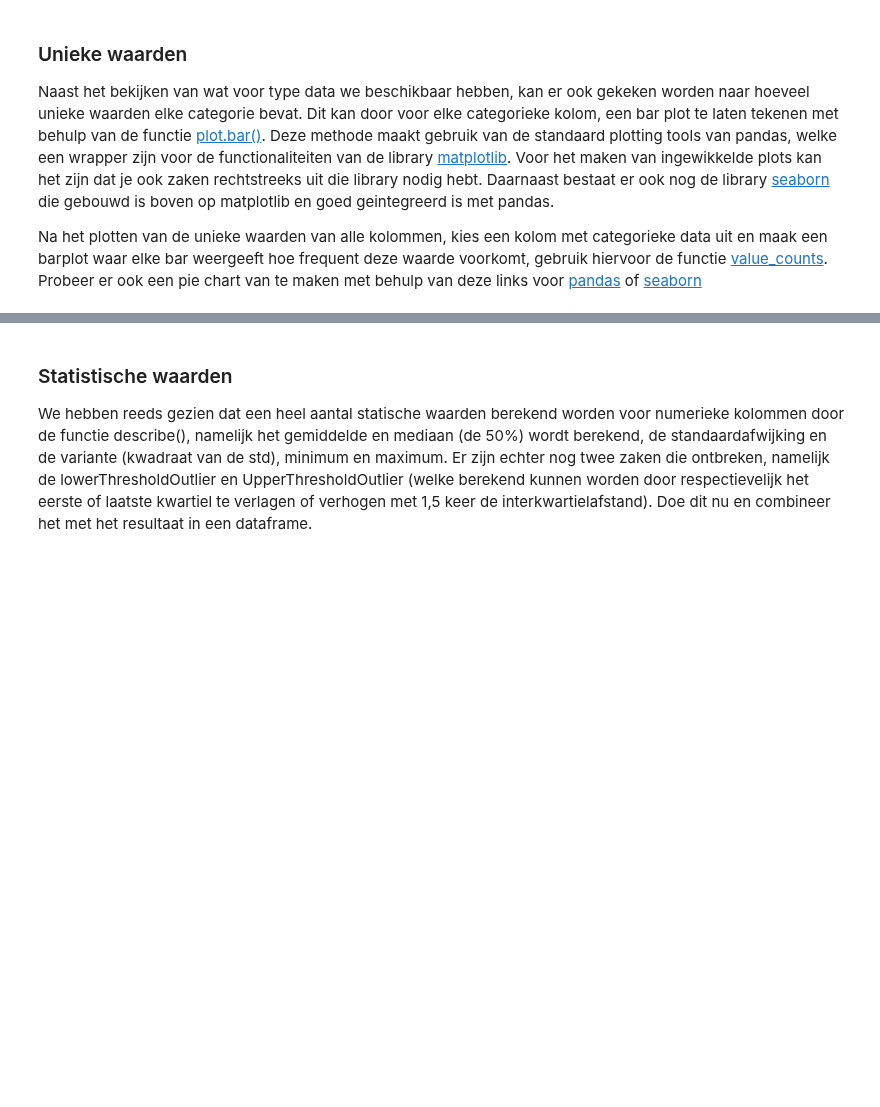
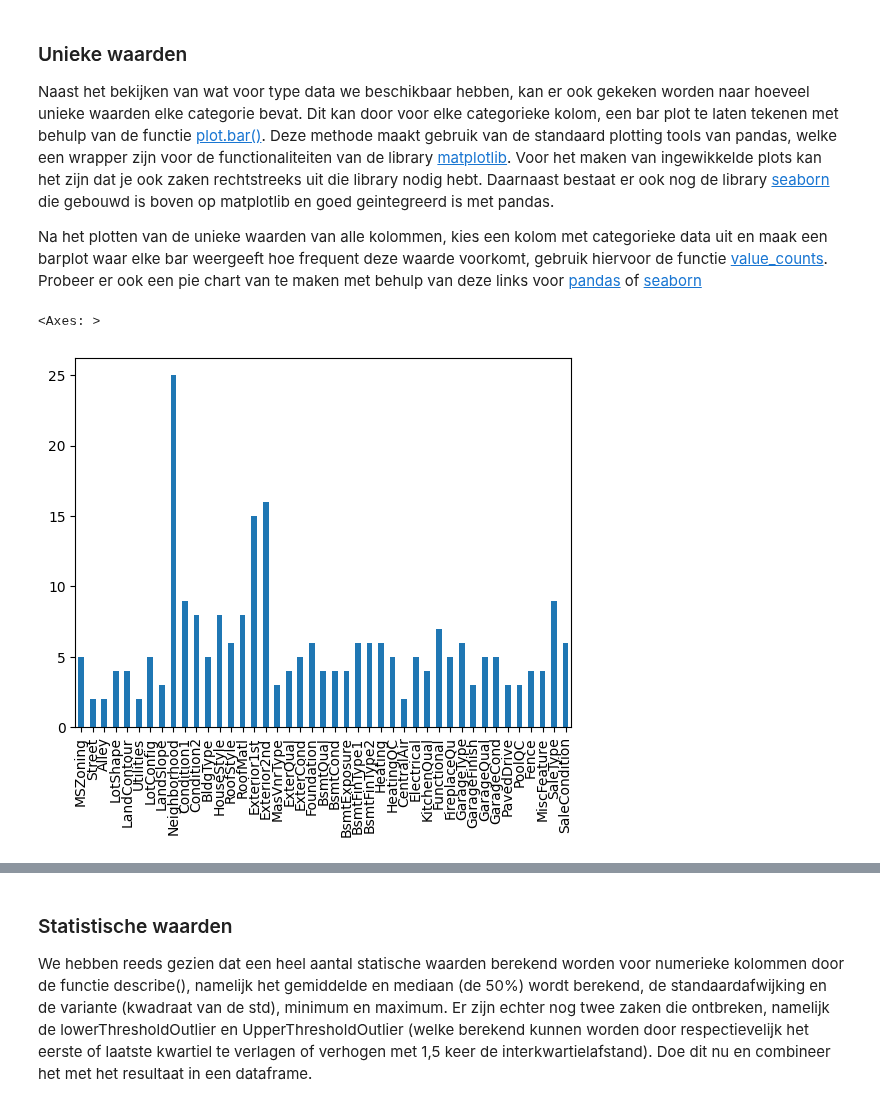
Before and after one commit to Data-Science-2425/Leerstof, a Jupyter notebook: Week 3/03_DataExploration.ipynb, the cells around one changed output, grey strips where cells are left out. Drawn from its saved outputs; the diff is of its cells as text; code cells hidden in the pictures; blank space fills up the shorter version.

```diff
--- a/Week 3/03_DataExploration.ipynb
+++ b/Week 3/03_DataExploration.ipynb
@@ -38,3 +45,6 @@ Hoeveel rijen en kolommen heeft de gecombineerde dataset? Is dit correct gedaan?
 # %%
 # load data (merk op dat SalePrice de target is waarnaar opzoek gegaan moet worden in deze dataset)
 # deze kolom is niet aanwezig in de testdata
+df_train = pd.read_csv("./house-prices-advanced-regression-techniques/train.csv")
+display(df_train.head())
+df_train.info()
@@ -52,6 +115,15 @@ Dit kan je doen door een gekozen dtype te selecteren of eruit te halen door midd
 Een tekstuele waarde wordt in een dataframe steeds als een object dtype.
 Hoeveel kolommen zijn er van elk?
 Splits daarna het dataframe met de numerieke data ook nog eens in discrete of continue waarden.
+# %%
+categorieke_data = df_train.select_dtypes("object")
+numerieke_data = df_train.select_dtypes(['int64', 'float64'])
+# OF
+numerieke_data = df_train.select_dtypes(exclude='object')
+numerieke_data
+
+discrete_data = df_train.select_dtypes('int64')
+continue_data = df_train.select_dtypes('float64')
 # %% [markdown]
 ### Unieke waarden
 
@@ -63,3 +135,8 @@ Daarnaast bestaat er ook nog de library [seaborn](https://seaborn.pydata.org/ind
 
 Na het plotten van de unieke waarden van alle kolommen, kies een kolom met categorieke data uit en maak een barplot waar elke bar weergeeft hoe frequent deze waarde voorkomt, gebruik hiervoor de functie [value_counts](https://pandas.pydata.org/pandas-docs/stable/reference/api/pandas.DataFrame.value_counts.html).
 Probeer er ook een pie chart van te maken met behulp van deze links voor [pandas](https://pandas.pydata.org/docs/reference/api/pandas.DataFrame.plot.pie.html) of [seaborn]()
+# %%
+categorieke_data.nunique().plot.bar()
+# %% [output]
+<Axes: >
+[figure, added]
```
Also changed, not shown: parts of 6 cells of this notebook, 1 other file.
